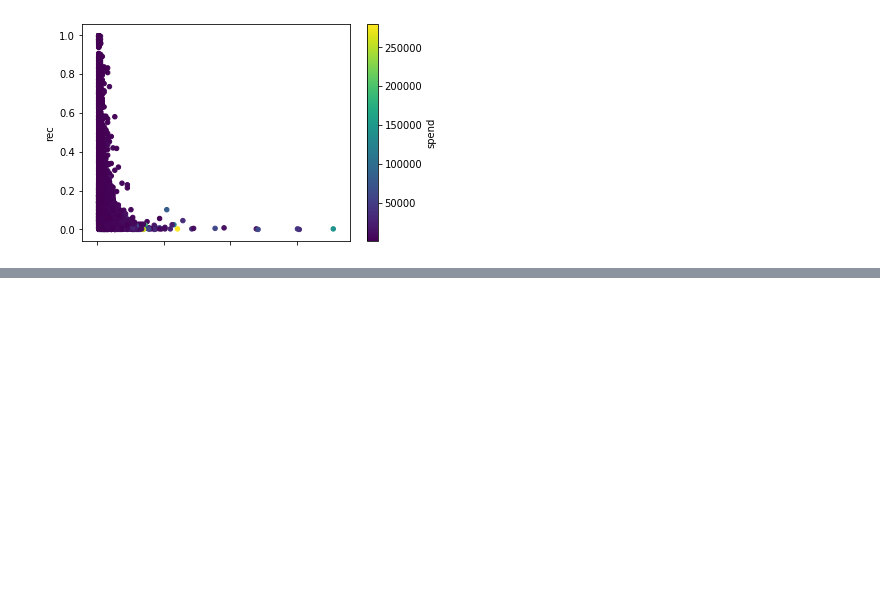
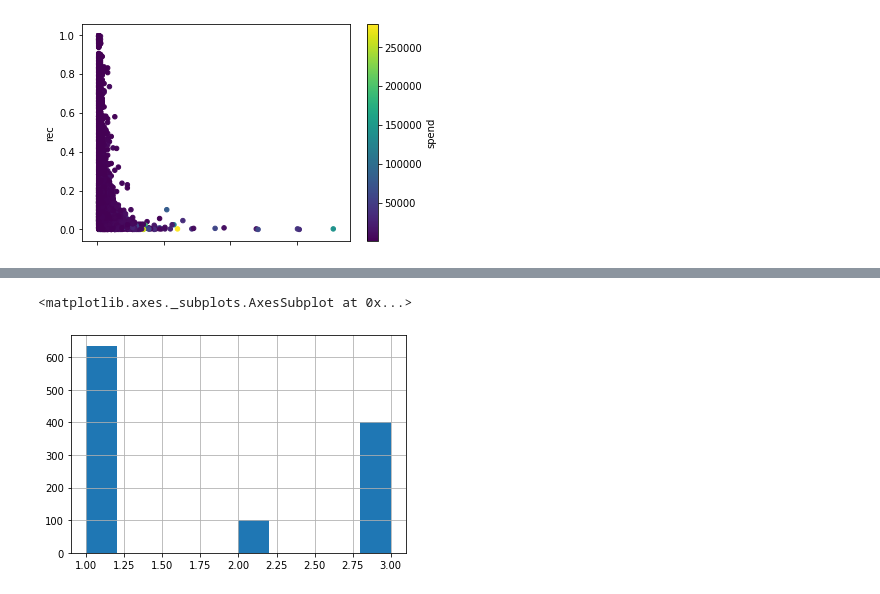
Before and after one commit to gentimouton/dives, a Jupyter notebook: exercises/q107_pandas_rfm_analysis.ipynb, the cells around one changed output, grey strips where cells are left out. Drawn from its saved outputs; the diff is of its cells as text; code cells hidden in the pictures; blank space fills up the shorter version.

```diff
--- a/exercises/q107_pandas_rfm_analysis.ipynb
+++ b/exercises/q107_pandas_rfm_analysis.ipynb
@@ -124,0 +144,16 @@ rfm_users_df.plot.scatter(x='freq',y='rec',c='spend',colormap='viridis')
+# %%
+# same approach as question 107
+# clean up and build main dataset
+raw_df['dt'] = raw_df['InvoiceDate'].dt.date
+raw_df['spend'] = raw_df['Quantity'] * raw_df['UnitPrice']
+daily_user_spend_df = (
+    raw_df
+    .dropna()
+    .query('spend>0')
+    .groupby(['CustomerID','dt'])
+    .agg({'spend':'sum'})
+    .reset_index()
+    .rename({'CustomerID':'cid'},axis='columns')
+)
+daily_user_spend_df['cid'] = daily_user_spend_df['cid'].astype('int64')
+daily_user_spend_df.head()
@@ -124,0 +167,17 @@ rfm_users_df.plot.scatter(x='freq',y='rec',c='spend',colormap='viridis')
+# %%
+# timeframe = [start_dt, end_dt]
+start_dt, end_dt = daily_user_spend_df['dt'].min(), daily_user_spend_df['dt'].max()
+span_days = (end_dt - start_dt).days # https://stackoverflow.com/a/45039811
+
+# rec: recency in [0,1]. 0 means last seen on end_dt, 1 last seen on start_dt.
+# freq: frequency in [0,1]. number of days seen during period / period length
+# spend: total spend over whole period
+rfm_users_df = daily_user_spend_df.groupby('cid').agg({'dt':['max','count'],'spend':'sum'})
+rfm_users_df.columns = ['last_dt','freq','spend'] # change column names
+# could use ["_".join(x) for x in df.columns.ravel()] instead
+rfm_users_df['freq'] = rfm_users_df['freq'] / span_days # in (0,1], 0 is rare
+# could divide freq by customer lifespan instead
+rfm_users_df['rec'] = (end_dt - rfm_users_df['last_dt']).dt.days / (span_days+1) # in [0,1), 0 is recent
+# span_days+1 so a user who showed up only on 2010-12-01 scores <1
+rfm_users_df.drop(['last_dt'], axis='columns', inplace=True)
+rfm_users_df.head()
@@ -124,0 +192,11 @@ rfm_users_df.plot.scatter(x='freq',y='rec',c='spend',colormap='viridis')
+# %%
+# option 3: recency_score = round( 3 * (2^(1-rec)-1) ).
+# rationale: 1-rec so 0 means ancient, 1 means recent
+# 2^x-1 makes a 1-day difference between recencies of 1d and 2d bigger,
+# and between 90d and 91d negligible.
+# 2^x-1 is valid because it's a bijection from [0,1] to [0,1]
+rfm_users_df['rec_score_3'] = np.ceil(3* (2**(1-rfm_users_df['rec'])-1)).astype(int)
+rfm_users_df['rec_score_3'].hist()
+# %% [output]
+<matplotlib.axes._subplots.AxesSubplot at 0x...>
+[figure, added]
```
Also changed, not shown: parts of 5 cells of this notebook, 1 other file.
